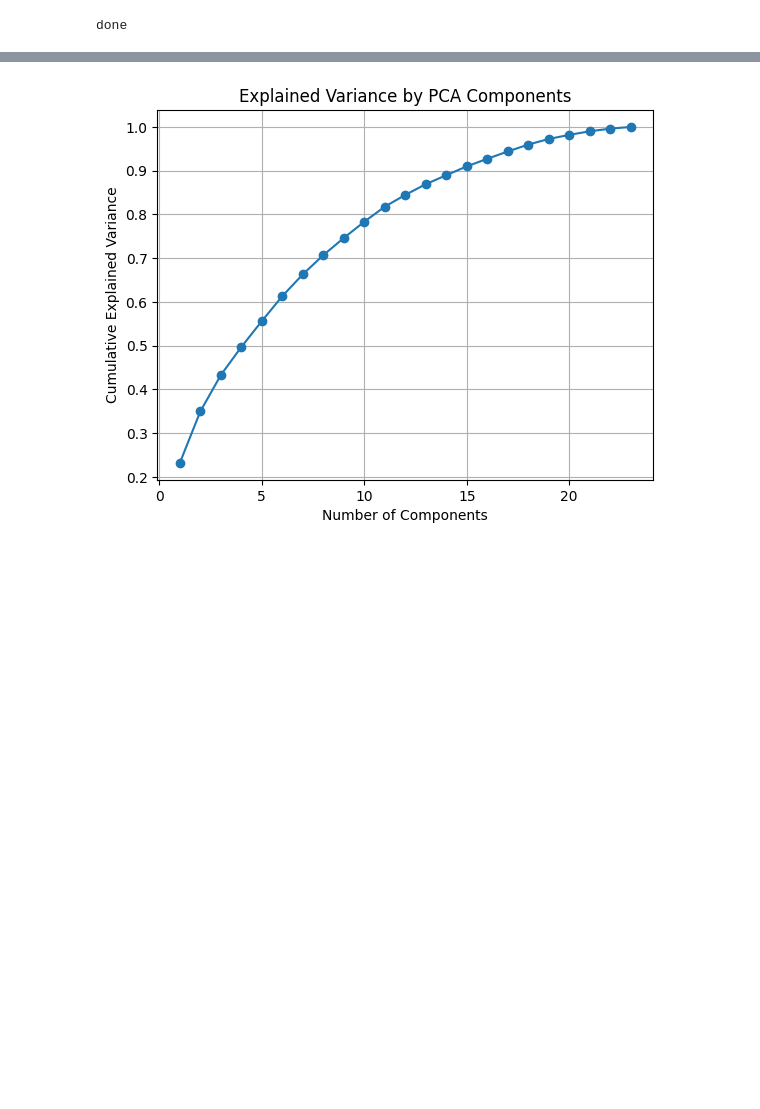
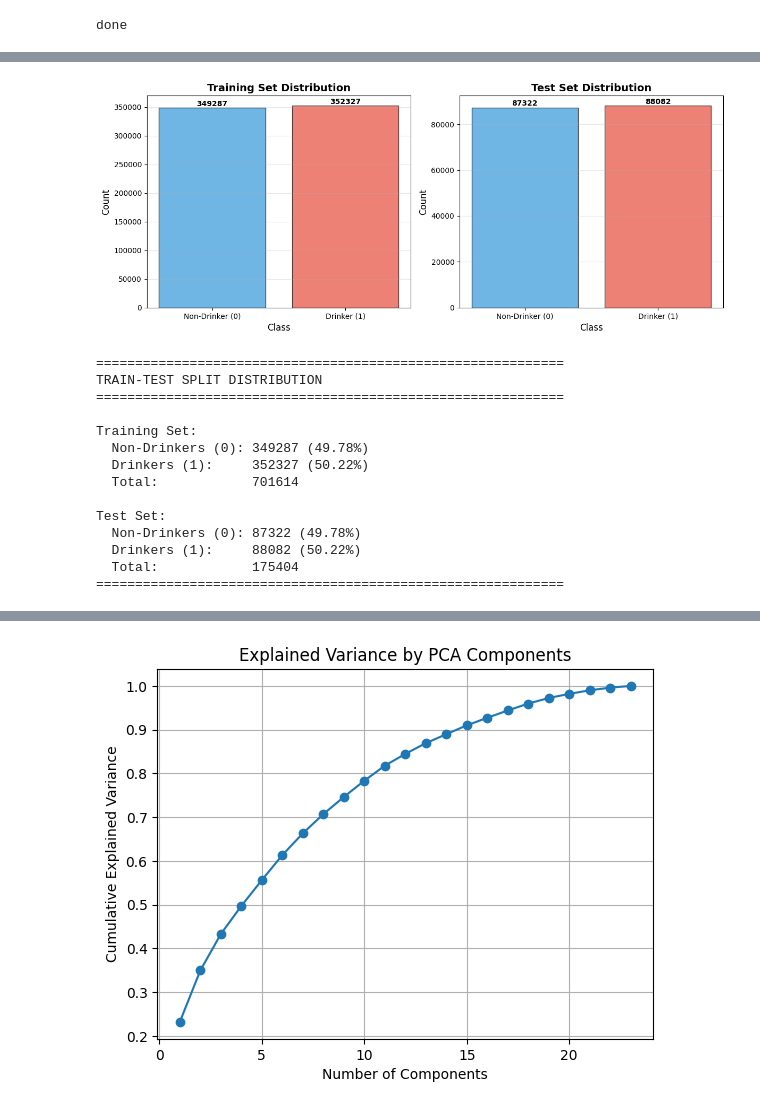
Before and after one commit to Oddvar112/IT3212-Datadrevet-Programvare, a Jupyter notebook: Oppgave_1_ny_siste/oppgav1.ipynb, the cells around one changed output, grey strips where cells are left out. Saved outputs shown, nothing was run; the diff lists cells and outputs as text; code cells hidden in the pictures; blank space fills up the shorter version.

Commit message:
assignment1: add dataset split distribution charts

```diff
--- a/Oppgave_1_ny_siste/oppgav1.ipynb
+++ b/Oppgave_1_ny_siste/oppgav1.ipynb
@@ -435,0 +436,62 @@ Test size: 189080
+# %%
+import matplotlib.pyplot as plt
+import pandas as pd
+
+# Create a figure with two subplots
+fig, axes = plt.subplots(1, 2, figsize=(12, 5))
+
+# Training set distribution
+train_counts = y_train.value_counts().sort_index()
+train_labels = ['Non-Drinker (0)', 'Drinker (1)']
+axes[0].bar(train_labels, train_counts.values, color=['#3498db', '#e74c3c'], edgecolor='black', alpha=0.7)
+axes[0].set_title('Training Set Distribution', fontsize=14, fontweight='bold')
+axes[0].set_ylabel('Count', fontsize=12)
+axes[0].set_xlabel('Class', fontsize=12)
+for i, v in enumerate(train_counts.values):
+    axes[0].text(i, v + 100, str(v), ha='center', va='bottom', fontweight='bold')
+axes[0].grid(axis='y', alpha=0.3)
+
+# Test set distribution
+test_counts = y_test.value_counts().sort_index()
+test_labels = ['Non-Drinker (0)', 'Drinker (1)']
+axes[1].bar(test_labels, test_counts.values, color=['#3498db', '#e74c3c'], edgecolor='black', alpha=0.7)
+axes[1].set_title('Test Set Distribution', fontsize=14, fontweight='bold')
+axes[1].set_ylabel('Count', fontsize=12)
+axes[1].set_xlabel('Class', fontsize=12)
+for i, v in enumerate(test_counts.values):
+    axes[1].text(i, v + 100, str(v), ha='center', va='bottom', fontweight='bold')
+axes[1].grid(axis='y', alpha=0.3)
+
+plt.tight_layout()
+plt.show()
+
+# Print statistics
+print("="*60)
+print("TRAIN-TEST SPLIT DISTRIBUTION")
+print("="*60)
+print("\nTraining Set:")
+print(f"  Non-Drinkers (0): {train_counts[0]} ({train_counts[0]/len(y_train)*100:.2f}%)")
+print(f"  Drinkers (1):     {train_counts[1]} ({train_counts[1]/len(y_train)*100:.2f}%)")
+print(f"  Total:            {len(y_train)}")
+
+print("\nTest Set:")
+print(f"  Non-Drinkers (0): {test_counts[0]} ({test_counts[0]/len(y_test)*100:.2f}%)")
+print(f"  Drinkers (1):     {test_counts[1]} ({test_counts[1]/len(y_test)*100:.2f}%)")
+print(f"  Total:            {len(y_test)}")
+print("="*60)
+# %% [output]
+[figure, added]
+============================================================
+TRAIN-TEST SPLIT DISTRIBUTION
+============================================================
+
+Training Set:
+  Non-Drinkers (0): 349287 (49.78%)
+  Drinkers (1):     352327 (50.22%)
+  Total:            701614
+
+Test Set:
+  Non-Drinkers (0): 87322 (49.78%)
+  Drinkers (1):     88082 (50.22%)
+  Total:            175404
+============================================================
```
Also changed, not shown: parts of 3 cells of this notebook.
